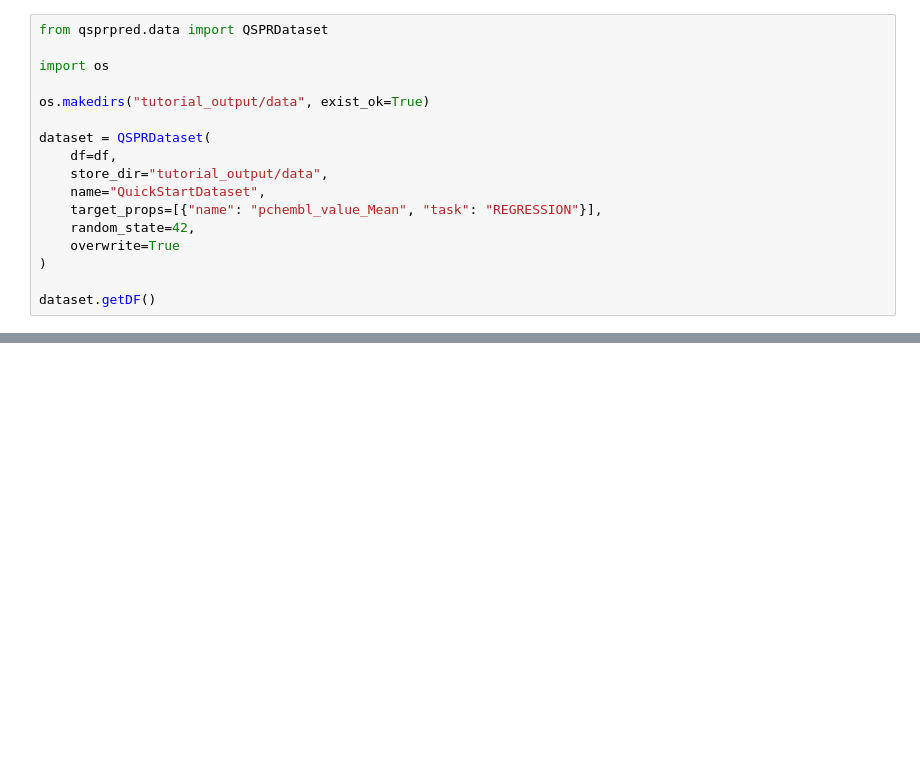
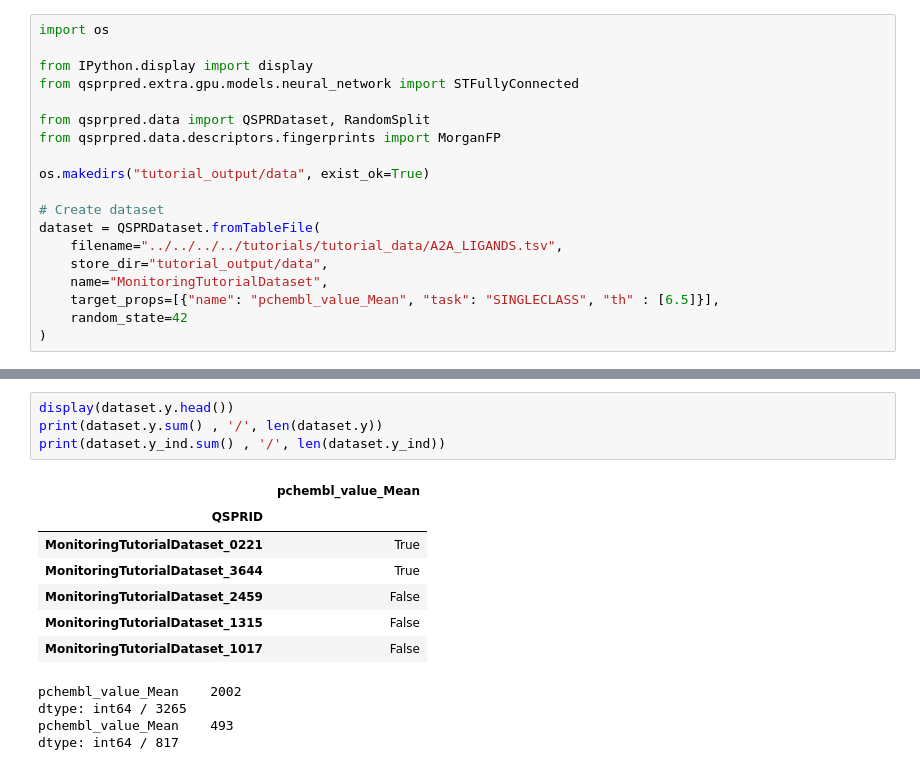
Before and after one commit to Dreamerwq/QSPRpred, a Jupyter notebook: qsprpred/extra/gpu/models/test_import.ipynb, the cells around one changed output, grey strips where cells are left out. Drawn from its saved outputs; the diff is of its cells as text; blank space fills up the shorter version.

```diff
--- a/qsprpred/extra/gpu/models/test_import.ipynb
+++ b/qsprpred/extra/gpu/models/test_import.ipynb
@@ -116,17 +1,19 @@ df.head()
 # %%
-from qsprpred.data import QSPRDataset
+import os
 
-import os
+from IPython.display import display
+from qsprpred.extra.gpu.models.neural_network import STFullyConnected
+
+from qsprpred.data import QSPRDataset, RandomSplit
+from qsprpred.data.descriptors.fingerprints import MorganFP
 
 os.makedirs("tutorial_output/data", exist_ok=True)
 
-dataset = QSPRDataset(
-    df=df,
+# Create dataset
+dataset = QSPRDataset.fromTableFile(
+    filename="../../../../tutorials/tutorial_data/A2A_LIGANDS.tsv",
     store_dir="tutorial_output/data",
-    name="QuickStartDataset",
-    target_props=[{"name": "pchembl_value_Mean", "task": "REGRESSION"}],
-    random_state=42,
-    overwrite=True
+    name="MonitoringTutorialDataset",
+    target_props=[{"name": "pchembl_value_Mean", "task": "SINGLECLASS", "th" : [6.5]}],
+    random_state=42
 )
-
-dataset.getDF()
@@ -233 +48,17 @@ RuntimeError: mat1 and mat2 shapes cannot be multiplied (256x1 and 128x1)
+# %%
+display(dataset.y.head())
+print(dataset.y.sum() , '/', len(dataset.y))
+print(dataset.y_ind.sum() , '/', len(dataset.y_ind))
+# %% [output]
+|  | pchembl_value_Mean |
+| QSPRID |  |
+| MonitoringTutorialDataset_0221 | True |
+| MonitoringTutorialDataset_3644 | True |
+| MonitoringTutorialDataset_2459 | False |
+| MonitoringTutorialDataset_1315 | False |
+| MonitoringTutorialDataset_1017 | False |
+pchembl_value_Mean    2002
+dtype: int64 / 3265
+pchembl_value_Mean    493
+dtype: int64 / 817
 # %%
```
Also changed, not shown: parts of 29 cells of this notebook, 11 other files.
